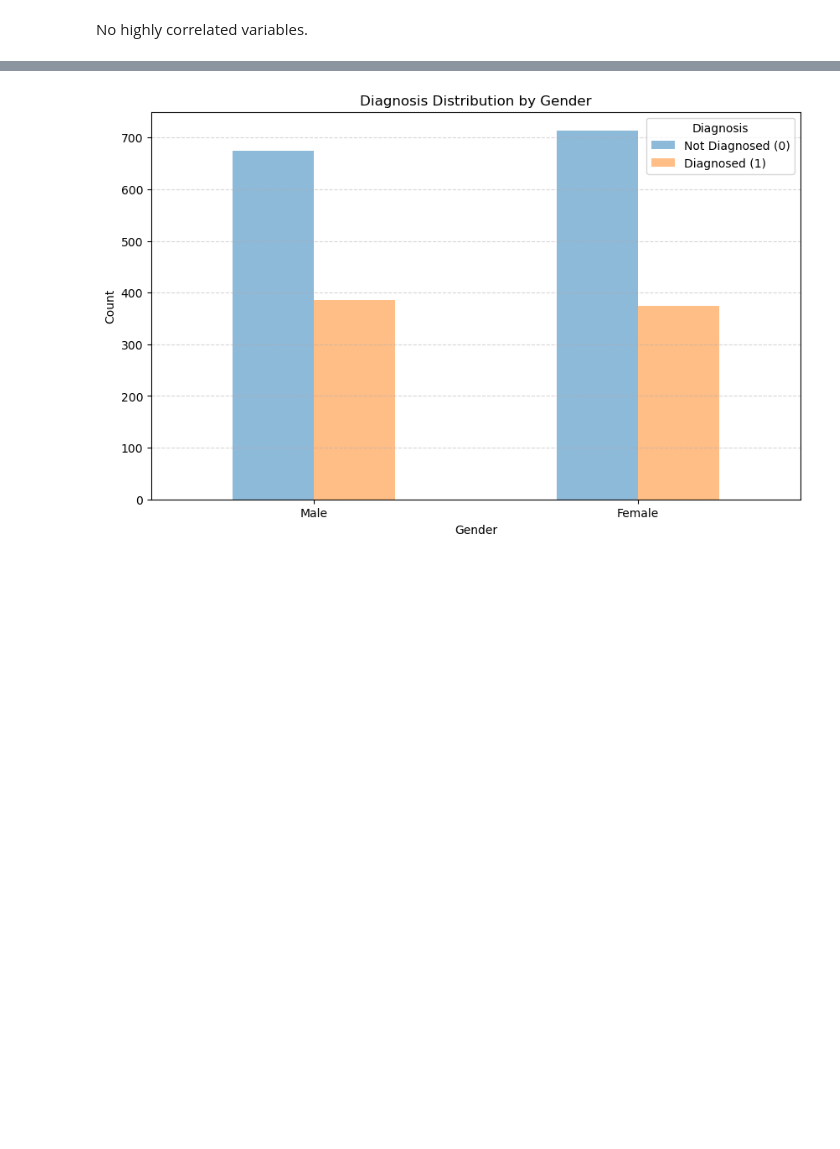
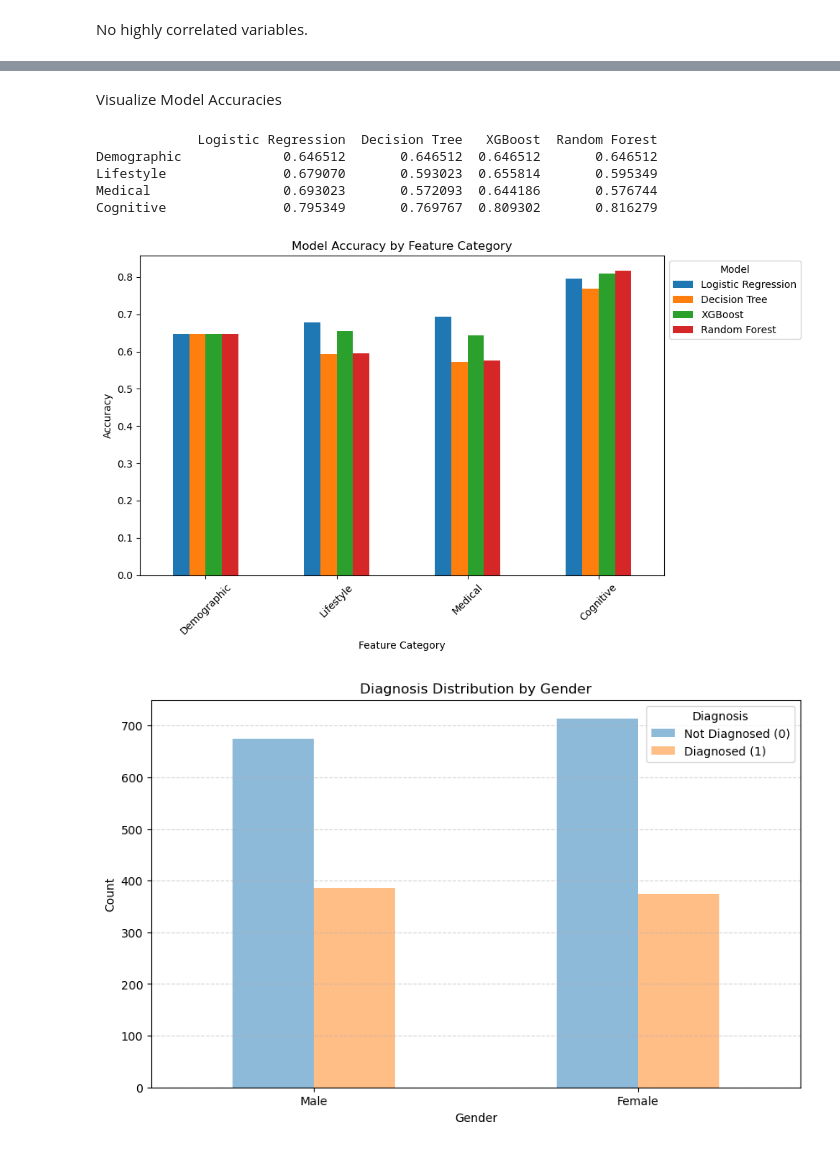
Before and after one commit to alekhyavittalam/alzheimers_diagnosis_prediction, a Jupyter notebook: alzheimers.ipynb, the cells around one changed output, grey strips where cells are left out. Saved outputs shown, nothing was run; the diff lists cells and outputs as text; code cells hidden in the pictures; blank space fills up the shorter version.

Commit message:
more data preprocessing, and predictions
feature selection, predictions by more feature categories (work in progress)

```diff
--- a/alzheimers.ipynb
+++ b/alzheimers.ipynb
@@ -83,6 +112,14 @@ plt.savefig("heatmap.jpg")
 plt.show()
 # %% [output]
 [figure]
+# %%
+# Scaling numerical features
+from sklearn.preprocessing import StandardScaler
+
+# Identifying numeric columns
+numeric_columns = df.select_dtypes(include=['float64', 'int64']).columns
+scaler = StandardScaler()
+df[numeric_columns] = scaler.fit_transform(df[numeric_columns])
 # %% [markdown]
 No highly correlated variables.
 # %%
@@ -141,3 +310,29 @@ Random Forest: 0.9465
+# %% [markdown]
+Visualize Model Accuracies
+# %%
+import pandas as pd
+
+# converting results to a DataFrame for easy visualization
+# .T - # Transpose for better readability
+results_df = pd.DataFrame(results_by_category).T
+print(results_df)
+
+# bar chart
+results_df.plot(kind='bar', figsize=(10, 6))
+plt.title("Model Accuracy by Feature Category")
+plt.ylabel("Accuracy")
+plt.xlabel("Feature Category")
+plt.xticks(rotation=45)
+plt.legend(title="Model", loc='upper left', bbox_to_anchor=(1, 1))
+plt.tight_layout()
+plt.show()
+# %% [output]
+             Logistic Regression  Decision Tree   XGBoost  Random Forest
+Demographic             0.646512       0.646512  0.646512       0.646512
+Lifestyle               0.679070       0.593023  0.655814       0.595349
+Medical                 0.693023       0.572093  0.644186       0.576744
+Cognitive               0.795349       0.769767  0.809302       0.816279
+[figure, added]
 # %%
 # Plot the count of diagnoses split by gender
 gender_diagnosis_counts = df.groupby(['Gender', 'Diagnosis']).size().unstack(fill_value=0)
```
Also changed, not shown: parts of 9 cells of this notebook.
